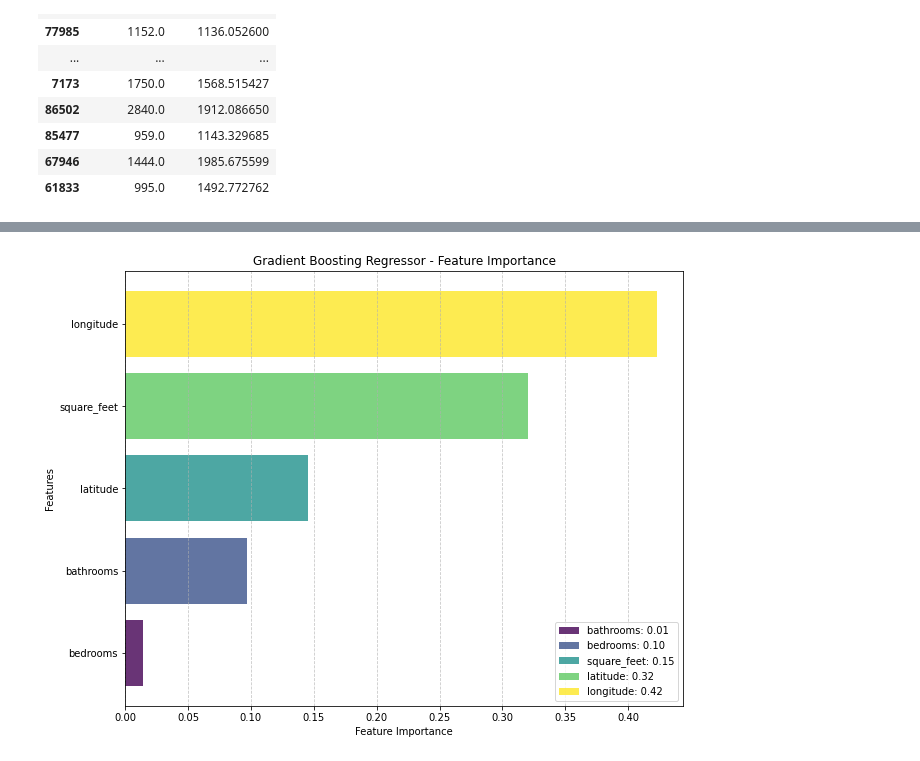
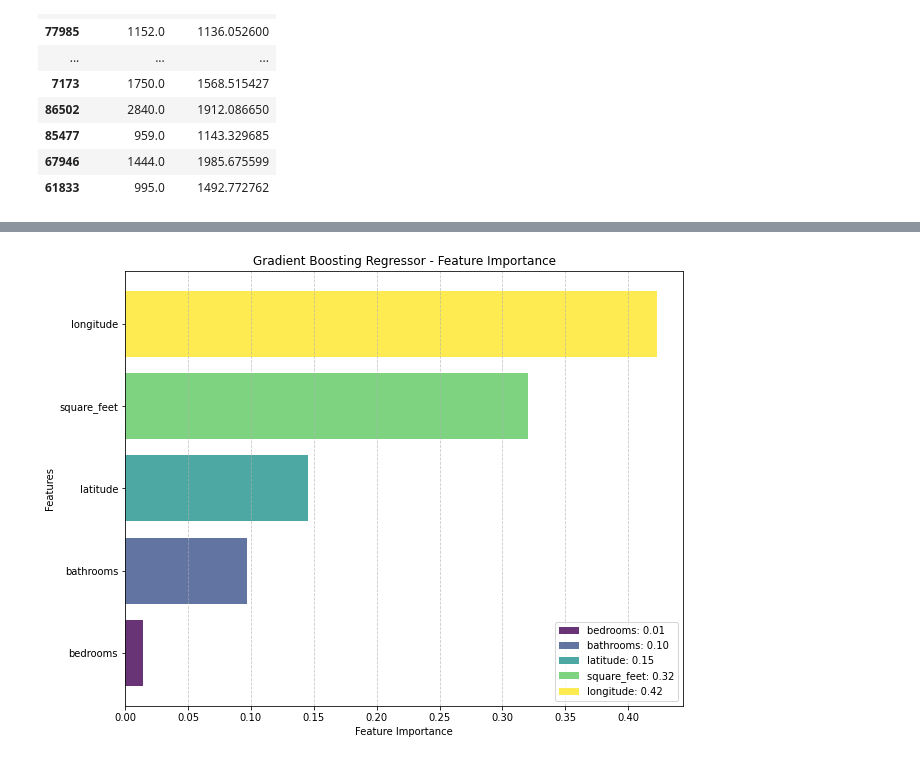
Before and after one commit to seyfal/ApartmentML, a Jupyter notebook: main.ipynb, the cells around one changed output, grey strips where cells are left out. Drawn from its saved outputs; the diff is of its cells as text; code cells hidden in the pictures.

Commit message:
Fixed Feature Visual Legend

```diff
--- a/main.ipynb
+++ b/main.ipynb
@@ -312,28 +312,28 @@ Time taken to test Gradient Boosting Regressor Model: 0.06024980545043945 second
 # %%
 # Feature Importance Plot
 feature_importance = gbr.feature_importances_
 sorted_idx = np.argsort(feature_importance)
 
 # Define colors for bars
 colors = plt.cm.viridis(np.linspace(0, 1, len(sorted_idx)))
 
 # Feature Importance Plot with Legend
 plt.figure(figsize=(10, 8))
 bars = plt.barh(range(len(sorted_idx)),
                 feature_importance[sorted_idx], color=colors, alpha=0.8)
 
 # Add feature names as labels
 plt.yticks(range(len(sorted_idx)), X_train.columns[sorted_idx])
 
-# Create legend
+# Create legend with custom handles
 legend_labels = [
-    f'{X_train.columns[i]}: {feature_importance[sorted_idx[i]]:.2f}' for i in range(len(sorted_idx))]
-plt.legend(bars, legend_labels, loc='lower right')
+    f'{X_train.columns[sorted_idx][i]}: {feature_importance[sorted_idx[i]]:.2f}' for i in range(len(sorted_idx))]
+plt.legend(bars[::-1], legend_labels[::-1], loc='lower right')
 
 plt.xlabel('Feature Importance')
 plt.ylabel('Features')
 plt.title('Gradient Boosting Regressor - Feature Importance')
 plt.grid(axis='x', linestyle='--', alpha=0.7)
 plt.show()
 # %% [output]
-[figure, old version]
+[figure, new version]
```
Also changed, not shown: parts of 2 cells of this notebook.
